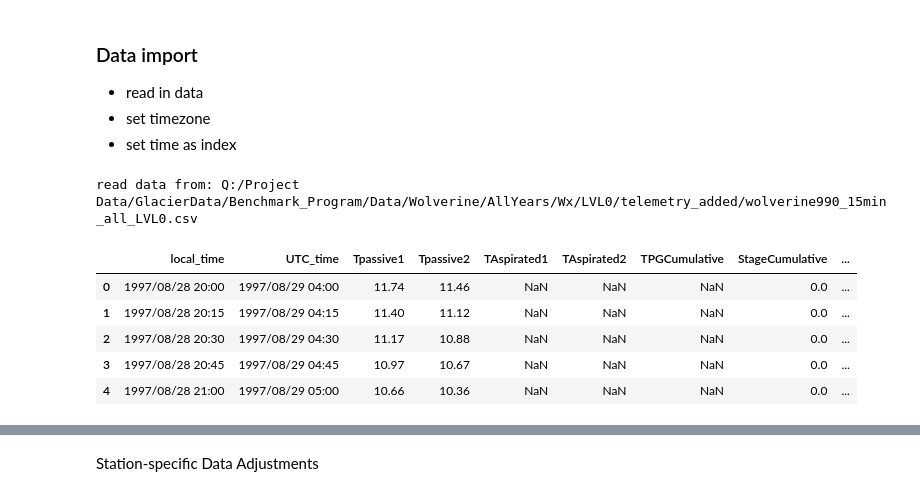
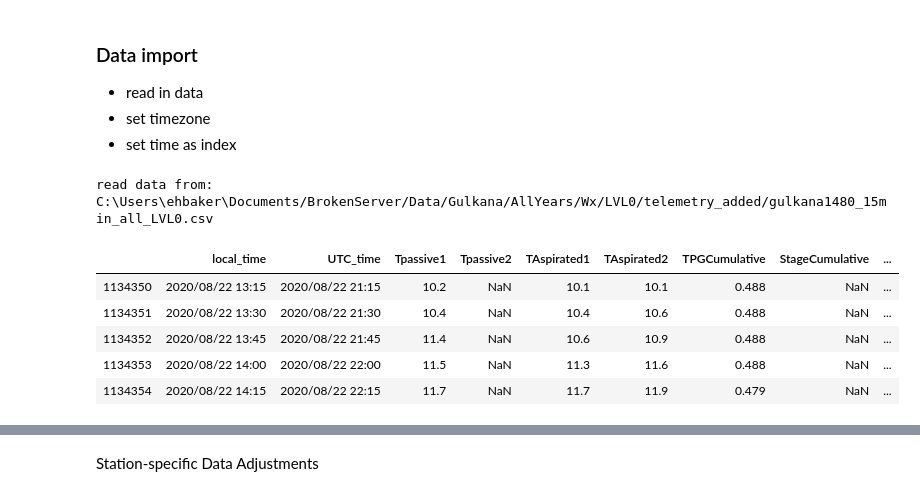
Before and after one commit to ehbaker/WXmunge, a Jupyter notebook: LVL1_Hampel_Only.ipynb, the cells around one changed output, grey strips where cells are left out. Cells and saved outputs as stored; diff of their text form; code cells hidden in the pictures.

```diff
--- a/LVL1_Hampel_Only.ipynb
+++ b/LVL1_Hampel_Only.ipynb
@@ -46,22 +52,22 @@ save_pth=base_path +'Data/' +Glacier+ r"/AllYears/Wx/LVL1/" + Glacier.lower()+St
 - set time as index
 # %%
 #read in level0 CSV
-if (Glacier + Station == 'Wolverine990') | (Glacier + Station =='Gulkana1480')| (Glacier+Station=='Gulkana1725')| (Glacier=='SouthCascade'):
+if (Glacier + Station == 'Wolverine990') | (Glacier + Station =='Gulkana1480')| (Glacier+Station=='Gulkana1725') | (Glacier+Station=='Wolverine370'):
     pth=base_path +r"Data/" + Glacier + r'/AllYears/Wx/LVL0/telemetry_added/' + Glacier.lower() + Station+ file_label + '_LVL0.csv'
-
-dat=pd.read_csv(pth)
-print("read data from: "+ pth)
-# %% [output]
-read data from: Q:/Project Data/GlacierData/Benchmark_Program/Data/Wolverine/AllYears/Wx/LVL0/telemetry_added/wolverine990_15min_all_LVL0.csv
+# %%
+dat=pd.read_csv(pth)
+print("read data from: "+ pth)
+# %% [output]
+read data from: C:\Users\ehbaker\Documents/BrokenServer/Data/Gulkana/AllYears/Wx/LVL0/telemetry_added/gulkana1480_15min_all_LVL0.csv
 # %%
-dat.head()
+dat.tail()
 # %% [output]
 |  | local_time | UTC_time | Tpassive1 | Tpassive2 | TAspirated1 | TAspirated2 | TPGCumulative | StageCumulative | ... |
-| 0 | 1997/08/28 20:00 | 1997/08/29 04:00 | 11.74 | 11.46 | NaN | NaN | NaN | 0.0 | ... |
-| 1 | 1997/08/28 20:15 | 1997/08/29 04:15 | 11.40 | 11.12 | NaN | NaN | NaN | 0.0 | ... |
-| 2 | 1997/08/28 20:30 | 1997/08/29 04:30 | 11.17 | 10.88 | NaN | NaN | NaN | 0.0 | ... |
-| 3 | 1997/08/28 20:45 | 1997/08/29 04:45 | 10.97 | 10.67 | NaN | NaN | NaN | 0.0 | ... |
-| 4 | 1997/08/28 21:00 | 1997/08/29 05:00 | 10.66 | 10.36 | NaN | NaN | NaN | 0.0 | ... |
+| 1134350 | 2020/08/22 13:15 | 2020/08/22 21:15 | 10.2 | NaN | 10.1 | 10.1 | 0.488 | NaN | ... |
+| 1134351 | 2020/08/22 13:30 | 2020/08/22 21:30 | 10.4 | NaN | 10.4 | 10.6 | 0.488 | NaN | ... |
+| 1134352 | 2020/08/22 13:45 | 2020/08/22 21:45 | 11.4 | NaN | 10.6 | 10.9 | 0.488 | NaN | ... |
+| 1134353 | 2020/08/22 14:00 | 2020/08/22 22:00 | 11.5 | NaN | 11.3 | 11.6 | 0.488 | NaN | ... |
+| 1134354 | 2020/08/22 14:15 | 2020/08/22 22:15 | 11.7 | NaN | 11.7 | 11.9 | 0.479 | NaN | ... |
 # %%
 #Set local time to dataframe index
 dat['local_time']=pd.to_datetime(dat[local_time_column_name], format=date_format)
```
Also changed, not shown: parts of 52 cells of this notebook, 13 other files.
